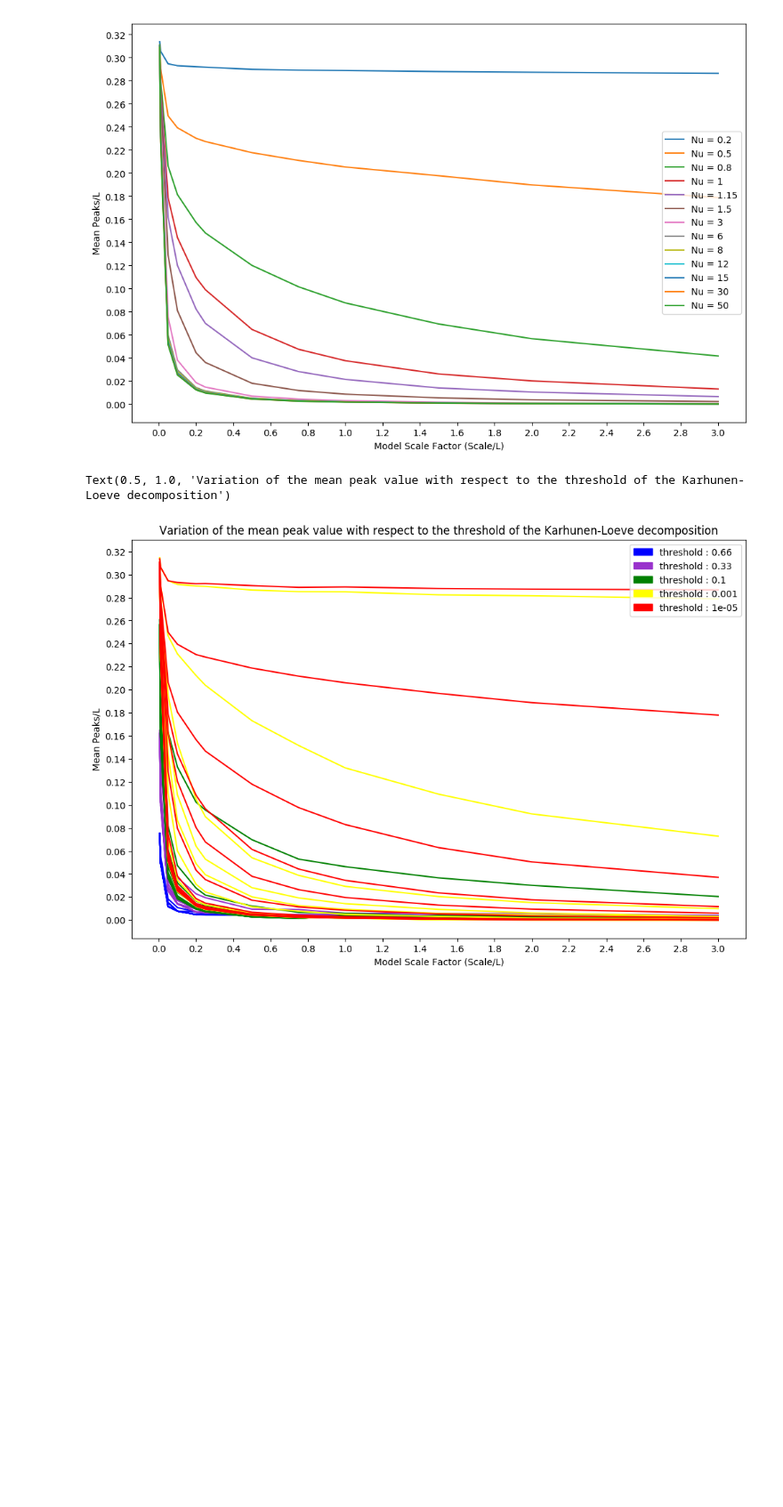
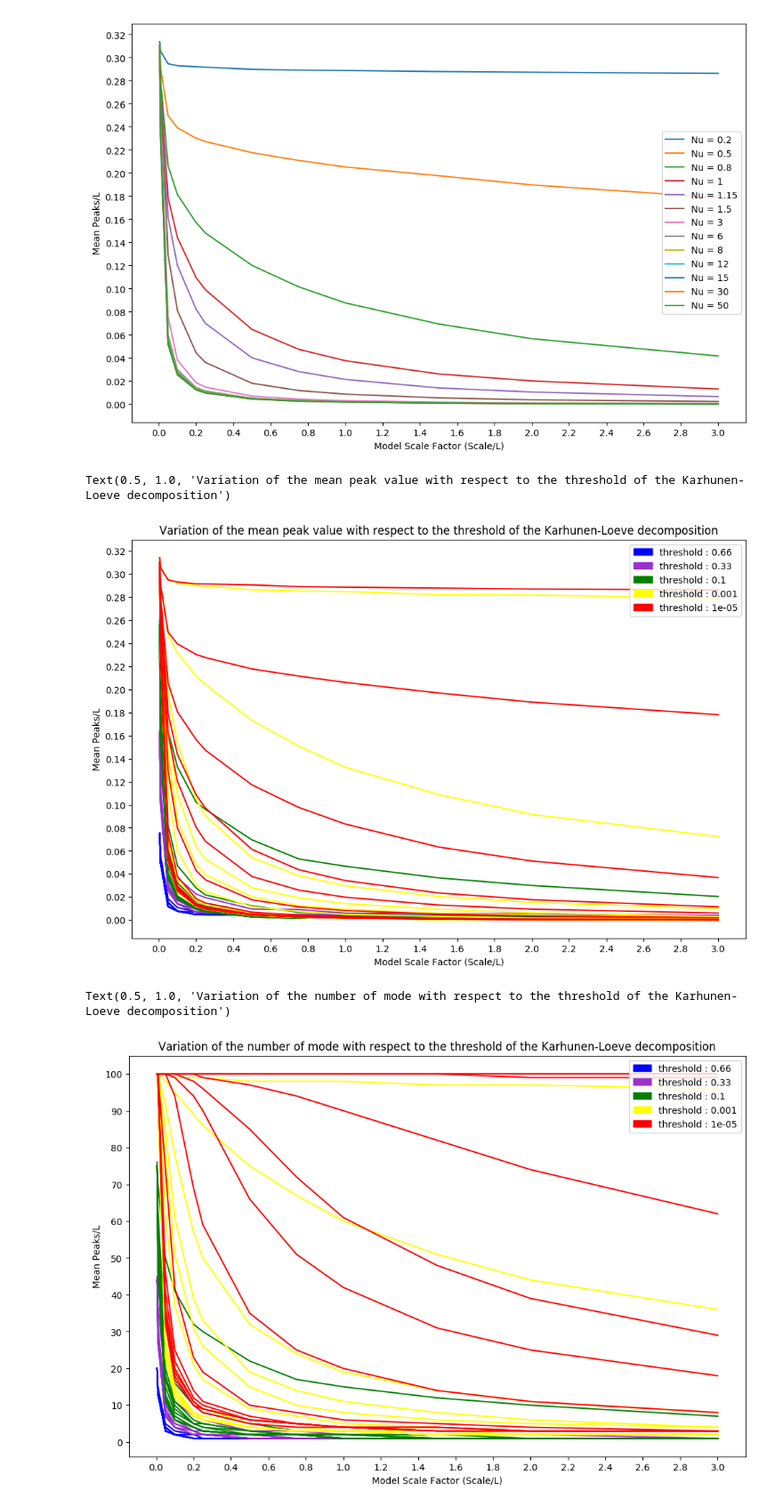
Before and after one commit to Kramer84/KarhunenLoeveFieldSensitivity, a Jupyter notebook: notebooksAndExamples/Assessing the precision of the Karhunen - Loeve method to model stochastic processes.ipynb, the cells around one changed output. Shown at 89% size. Saved outputs shown, nothing was run; the diff lists cells and outputs as text; code cells hidden in the pictures; blank space fills up the shorter version.

Commit message:
added images for report

```diff
--- a/notebooksAndExamples/Assessing the precision of the Karhunen - Loeve method to model stochastic processes.ipynb
+++ b/notebooksAndExamples/Assessing the precision of the Karhunen - Loeve method to model stochastic processes.ipynb
@@ -108,6 +108,7 @@ mean_peak_vals = np.zeros([len(nus),len(scales)])
 #For the Karhunen Loeve Expansion
 KL_thresh_scale_nu_stds = np.zeros([len(thresholds),len(nus),len(scales)])
 KL_thresh_mean_peak_vals = np.zeros([len(thresholds),len(nus),len(scales)])
+KL_size_expansion = np.zeros([len(thresholds),len(nus),len(scales)])
 
 for p, nu in enumerate(nus) :
     stds_nu = []
@@ -124,12 +125,14 @@ for p, nu in enumerate(nus) :
             kl_expansion.run()
             kl_result = kl_expansion.getResult()
             kl_lifting = ot.KarhunenLoeveLifting(kl_result)
-            kl_processSample = kl_lifting(ot.Sample(np.random.normal(size=(5000,kl_result.getEigenValues().getSize()))))
+            size_kl = kl_result.getEigenValues().getSize()
+            kl_processSample = kl_lifting(ot.Sample(np.random.normal(size=(5000,size_kl))))
             kl_array = np.array(ot.Sample([kl_processSample.getField(i).getValues().asPoint() for i in range(kl_processSample.getSize())]))
             mean_peak_val_kl = getMeanPeakValue(kl_array)
             std_intra_kl = kl_array.std(axis=1).mean()
             KL_thresh_scale_nu_stds[t,p,s] = std_intra_kl
             KL_thresh_mean_peak_vals[t,p,s] = mean_peak_val_kl
+            KL_size_expansion[t,p,s] = size_kl
         procSample = process.getSample(5000)
         array = np.array(ot.Sample([procSample.getField(i).getValues().asPoint() for i in range(procSample.getSize())]))
         mean_peak_val = getMeanPeakValue(array)
@@ -202,4 +205,21 @@ ax.locator_params(axis='y', nbins=18)
 ax.set_title(label='Variation of the mean peak value with respect to the threshold of the Karhunen-Loeve decomposition')
 # %% [output]
 Text(0.5, 1.0, 'Variation of the mean peak value with respect to the threshold of the Karhunen-Loeve decomposition')
-[figure, old version]
+[figure, new version]
+# %%
+col = ['blue','darkorchid','green','yellow','red']
+patches = [Patch(color = col[i], label = 'threshold : '+str(thresholds[i])) for i in range(len(col))]
+
+fig, ax= plt.subplots(figsize=(12,8), dpi= 100)
+for i in range(KL_size_expansion.shape[0]):
+    for j in range(KL_size_expansion.shape[1]):
+        line = ax.plot(scaleNormed, KL_size_expansion[i,j],color = col[i],label = thresholds[i])
+leg=plt.legend(handles = patches,loc='upper right')
+xl=ax.set_xlabel("Model Scale Factor (Scale/L)")
+yl=ax.set_ylabel("Mean Peaks/L")
+ax.locator_params(axis='x', nbins=30)
+ax.locator_params(axis='y', nbins=18)
+ax.set_title(label='Variation of the number of mode with respect to the threshold of the Karhunen-Loeve decomposition')
+# %% [output]
+Text(0.5, 1.0, 'Variation of the number of mode with respect to the threshold of the Karhunen-Loeve decomposition')
+[figure, added]
```
Also changed, not shown: parts of 2 cells of this notebook.
